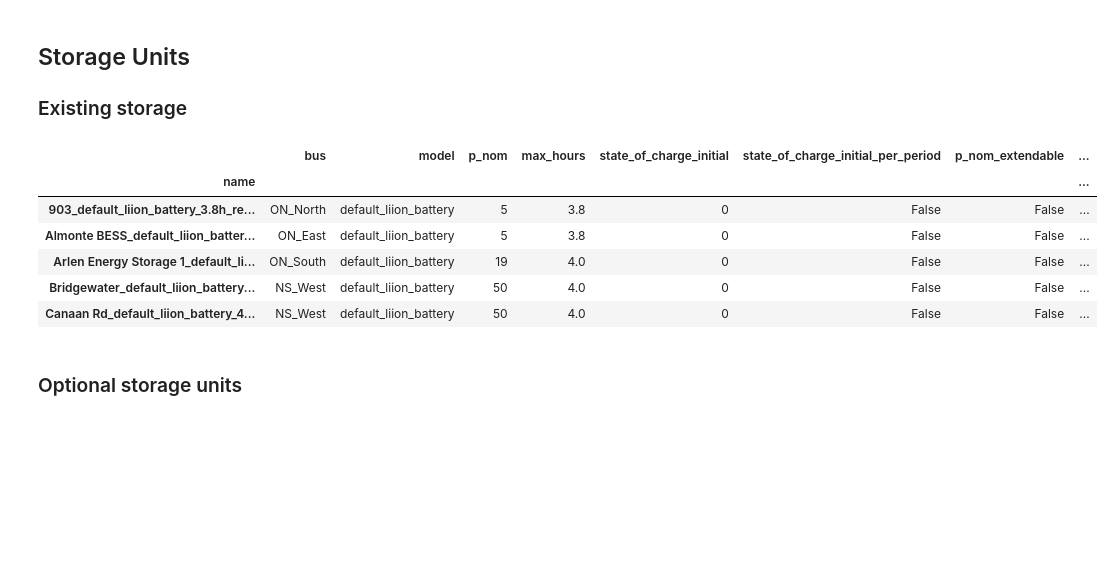
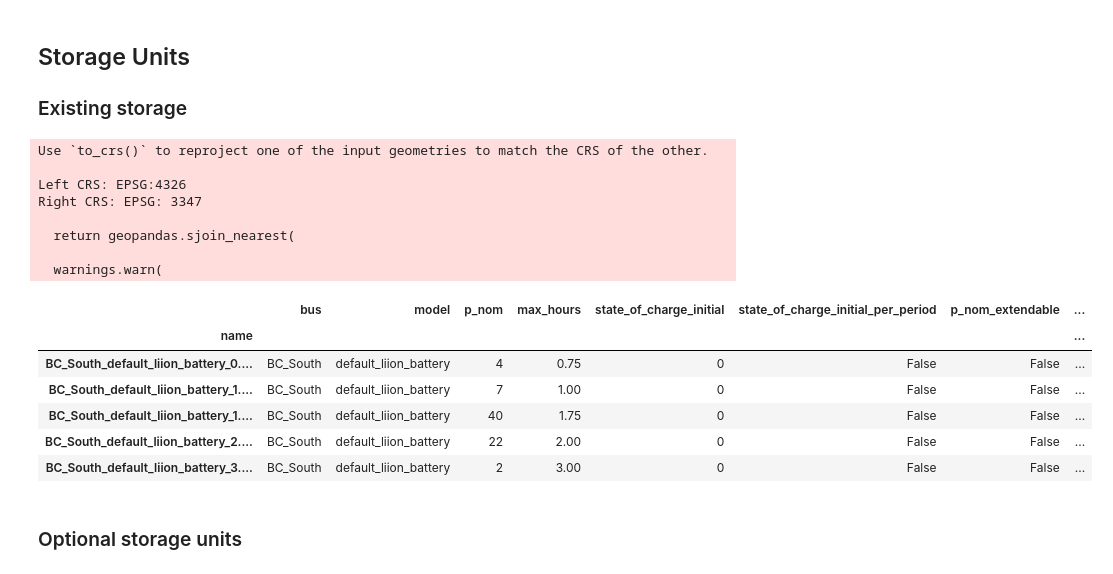
Before and after one commit to NRCan/pypsa-canada-national, a Jupyter notebook: 4 - Create Model.ipynb, the cells around one changed output. Drawn from its saved outputs; the diff is of its cells as text; code cells hidden in the pictures; blank space fills up the shorter version.

```diff
--- a/4 - Create Model.ipynb
+++ b/4 - Create Model.ipynb
@@ -79,15 +80,11 @@ gen_life = {
     'default_oil': 40
 }
 # %%
-generator_data = pd.read_csv(os.path.join(CODERS_path, 'generators.csv'), index_col=0)
+generator_data = pd.read_csv(os.path.join(CODERS_path, 'generators.csv'))
 combustion_gens_data = generator_data[~generator_data.gen_type.isin(['hydro_run', 'hydro_daily', 'hydro_monthly', 'solar_PV', 'wind_ons'])]
 
-# Function to create geopandas dataframe of points at each node
-def mapPoints(data): #given a dataframe with one set of lon/lat co-ords
-    geometry = [Point(xy) for xy in zip(data['longitude'], data['latitude'])]
-    geo_df = gpd.GeoDataFrame(data, crs = {'init':'EPSG:4326'}, geometry = geometry).to_crs('EPSG: 3347')
-    return geo_df
 combustion_gens_data = mapPoints(combustion_gens_data)
+combustion_gens_data = combustion_gens_data.to_crs('EPSG:3347')
 
 # Finding cluster
 combustion_gens_data = combustion_gens_data.sjoin_nearest(clusters, how='left')
@@ -203,7 +251,7 @@ cf_data.to_csv(os.path.join(model_results_path, 'generators-p_max_pu.csv'))
 ### Existing storage
 # %%
 # Aggregate the storage based on bus, model, retirement year (rounded) and max_hours
-aggregate_storage = False
+aggregate_storage = True
 
 storage_data = pd.read_csv(os.path.join(CODERS_path, 'storage.csv'), index_col=0)
 # Only lithium batteries for now
@@ -238,38 +286,46 @@ existing_storage_units = existing_storage_units.reset_index()
 existing_storage_units['retirement_year'] = (5 * np.ceil((existing_storage_units['previous_renewal_year'] + existing_storage_units['lifetime']) / 5)).astype(int)
 
 
 if aggregate_storage:
     existing_storage_units = existing_storage_units.groupby(['cluster', 'model', 'retirement_year', 'max_hours']).sum()['p_nom'].reset_index()
     existing_storage_units['name'] = existing_storage_units.cluster + '_' + existing_storage_units.model + '_' + existing_storage_units.max_hours.astype(str) + 'h_retire_' + existing_storage_units.retirement_year.astype(str)
 
 else:
     existing_storage_units = existing_storage_units.groupby(['storage_facility_name', 'cluster', 'model', 'retirement_year', 'max_hours']).sum()['p_nom'].reset_index()
     existing_storage_units['name'] = existing_storage_units.storage_facility_name + '_' + existing_storage_units.model + '_' + existing_storage_units.max_hours.astype(str) + 'h_retire_' + existing_storage_units.retirement_year.astype(str)
 
 
 
 # Non-extendable for existing generators
 existing_storage_units['p_nom_extendable'] = False
 existing_storage_units['state_of_charge_initial'] = 0
 existing_storage_units['state_of_charge_initial_per_period'] = False
 existing_storage_units['committable'] = False
 
 # Format generators
 existing_storage_units['lifetime'] = 25
 existing_storage_units['previous_renewal_year'] = existing_storage_units['retirement_year'] - existing_storage_units['lifetime']
 existing_storage_units = existing_storage_units.rename(columns={'cluster':'bus', 'previous_renewal_year':'build_year'})
 existing_storage_units = existing_storage_units.set_index('name',drop=True)
 existing_storage_units = existing_storage_units[['bus', 'model', 'p_nom', 'max_hours', 'state_of_charge_initial', 'state_of_charge_initial_per_period', 'p_nom_extendable', 'build_year', 'lifetime']]
 
 existing_storage_units.head()
 # %% [output]
+Use `to_crs()` to reproject one of the input geometries to match the CRS of the other.
+
+Left CRS: EPSG:4326
+Right CRS: EPSG: 3347
+
+  return geopandas.sjoin_nearest(
+
+  warnings.warn(
 |  | bus | model | p_nom | max_hours | state_of_charge_initial | state_of_charge_initial_per_period | p_nom_extendable | ... |
 | name |  |  |  |  |  |  |  | ... |
-| 903_default_liion_battery_3.8h_re... | ON_North | default_liion_battery | 5 | 3.8 | 0 | False | False | ... |
-| Almonte BESS_default_liion_batter... | ON_East | default_liion_battery | 5 | 3.8 | 0 | False | False | ... |
-| Arlen Energy Storage 1_default_li... | ON_South | default_liion_battery | 19 | 4.0 | 0 | False | False | ... |
-| Bridgewater_default_liion_battery... | NS_West | default_liion_battery | 50 | 4.0 | 0 | False | False | ... |
-| Canaan Rd_default_liion_battery_4... | NS_West | default_liion_battery | 50 | 4.0 | 0 | False | False | ... |
+| BC_South_default_liion_battery_0.... | BC_South | default_liion_battery | 4 | 0.75 | 0 | False | False | ... |
+| BC_South_default_liion_battery_1.... | BC_South | default_liion_battery | 7 | 1.00 | 0 | False | False | ... |
+| BC_South_default_liion_battery_1.... | BC_South | default_liion_battery | 40 | 1.75 | 0 | False | False | ... |
+| BC_South_default_liion_battery_2.... | BC_South | default_liion_battery | 22 | 2.00 | 0 | False | False | ... |
+| BC_South_default_liion_battery_3.... | BC_South | default_liion_battery | 2 | 3.00 | 0 | False | False | ... |
 # %% [markdown]
 ### Optional storage units
 # %%
```
Also changed, not shown: parts of 7 cells of this notebook, 2 other files.
